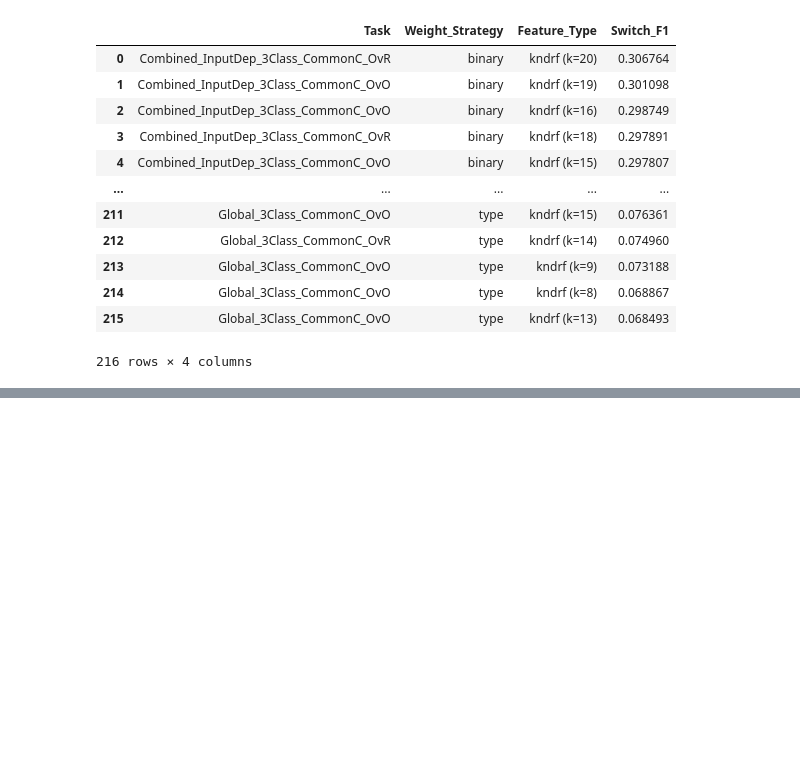
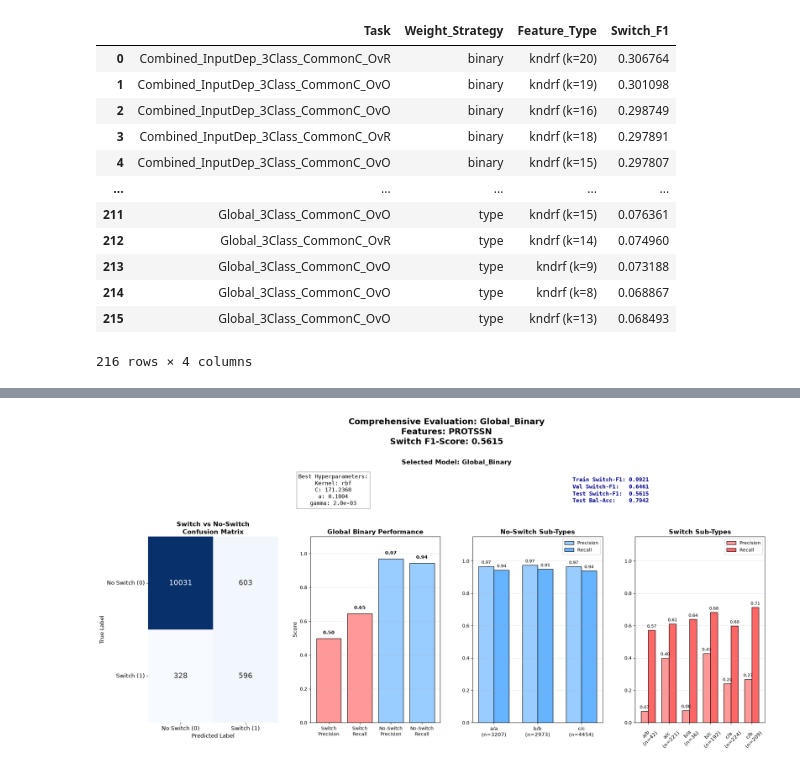
Before and after one commit to Pranav-Machingal/fs_classification_bda26, a Jupyter notebook: results_visualization.ipynb, the cells around one changed output, grey strips where cells are left out. Drawn from its saved outputs; the diff is of its cells as text; code cells hidden in the pictures; blank space fills up the shorter version.

```diff
--- a/results_visualization.ipynb
+++ b/results_visualization.ipynb
@@ -161,2 +164,5 @@ plot_comprehensive_evaluation(task_name='Global_Binary', feature_type="fusionpro
 # %%
-rank_tasks_by_switch_f1(weight_strategies=['binary', 'type'], feature_types=['kncsic'], k_values=list(range(1,21)))
+from visualization_utils import plot_comprehensive_evaluation
+plot_comprehensive_evaluation(task_name='Global_Binary', feature_type="protssn")
+# %% [output]
+[figure, added]
```
Also changed, not shown: parts of 6 cells of this notebook, 3 other files.
